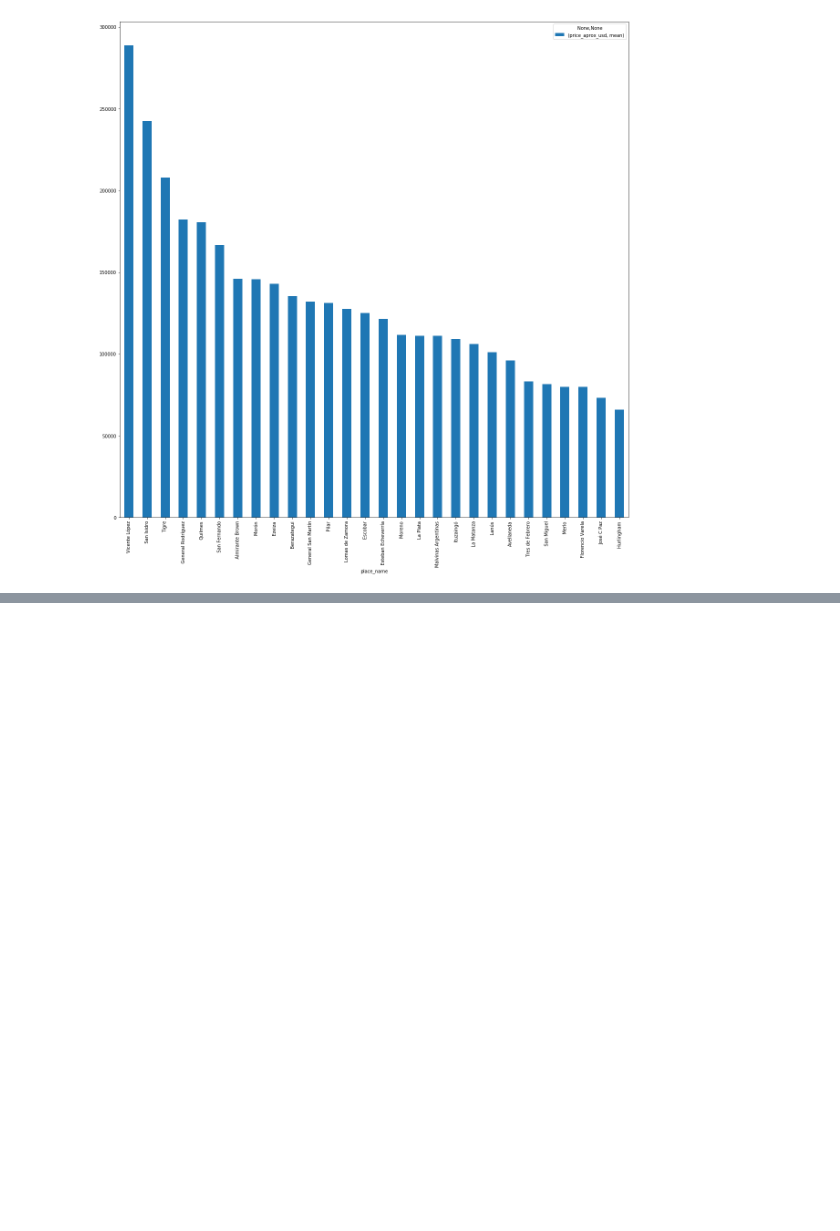
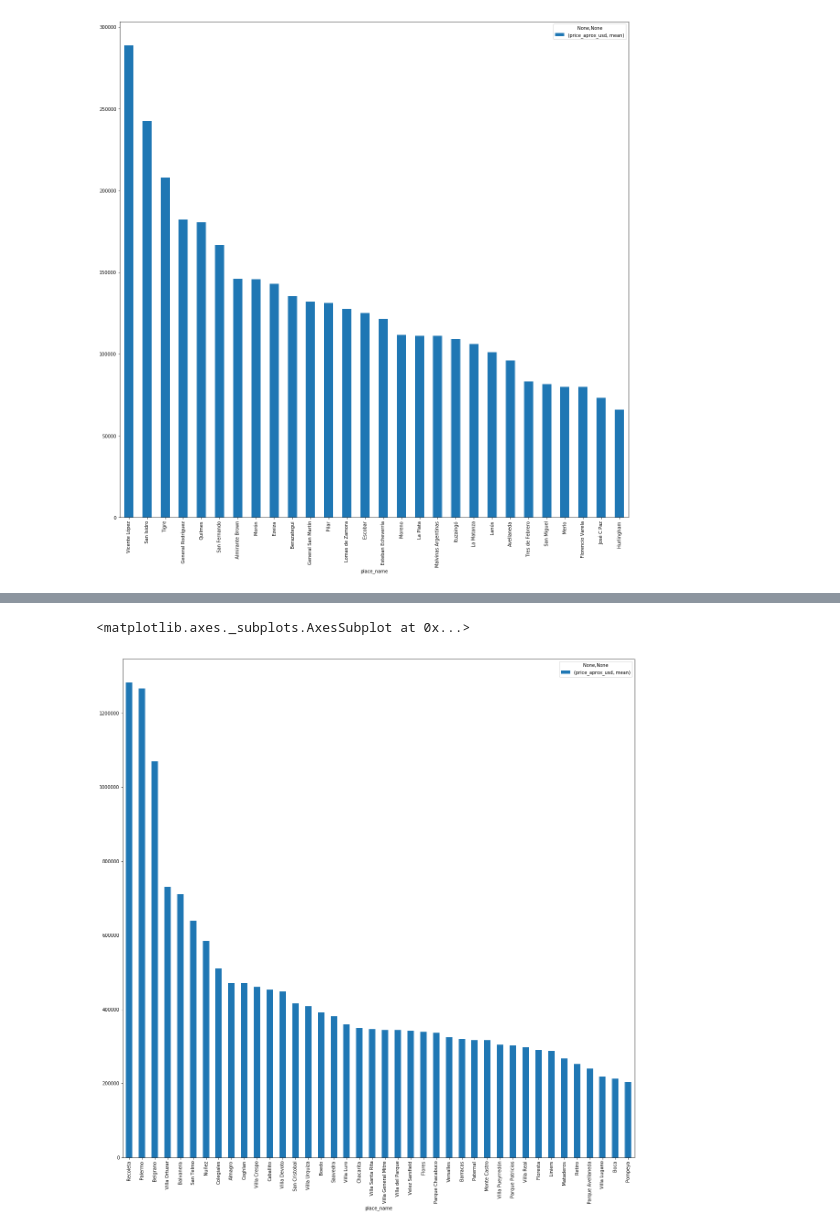
Before and after one commit to LucianoGiannotti/ProperatiDatosTP, a Jupyter notebook: Depuracion de datos.ipynb, the cells around one changed output, grey strips where cells are left out. Drawn from its saved outputs; the diff is of its cells as text; code cells hidden in the pictures; blank space fills up the shorter version.

Commit message:
comparacion precios casas en gba y caba

```diff
--- a/Depuracion de datos.ipynb
+++ b/Depuracion de datos.ipynb
@@ -561,0 +565,6 @@ grouped.sort_values(by=('price_aprox_usd','mean'),ascending=False).plot(kind='ba
+# %%
+houses_caba = houses[houses['state_name'].str.contains('Capital Federal')]
+houses_gba = houses[houses['state_name'].str.contains('G.B.A')]
+# %%
+houses_caba = houses_caba[houses_caba['place_name'].isin(serie_nombre_barrios_cap_federal_oficiales)]
+grouped_houses = houses_caba.loc[:, ['place_name', 'price_aprox_usd']].groupby('place_name').agg([np.mean,np.size])
@@ -561,0 +604,8 @@ grouped.sort_values(by=('price_aprox_usd','mean'),ascending=False).plot(kind='ba
+# %%
+grouped_houses = grouped_houses.loc[grouped_houses[('price_aprox_usd', 'size')] > 9,:]
+grouped_houses.drop(('price_aprox_usd', 'size'), axis=1,inplace=True)
+# %%
+grouped_houses.sort_values(by=('price_aprox_usd','mean'),ascending=False).plot(kind='bar', figsize=(20,20))
+# %% [output]
+<matplotlib.axes._subplots.AxesSubplot at 0x...>
+[figure, added]
```
Also changed, not shown: parts of 17 cells of this notebook.
